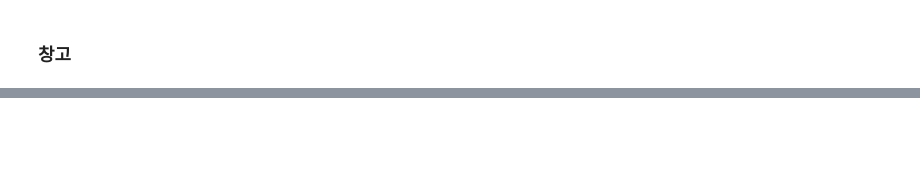
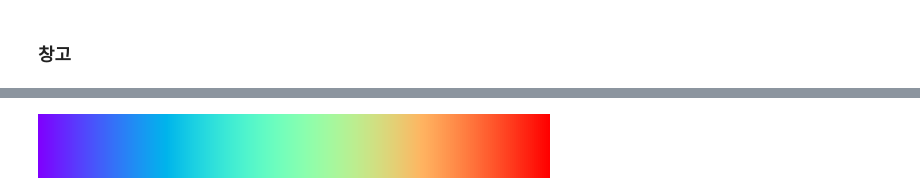
Before and after one commit to yangoos57/seoulBikeProject, a Jupyter notebook: backend/ExtractBikeTourplots.ipynb, the cells around one changed output, grey strips where cells are left out. Cells and saved outputs as stored; diff of their text form; code cells hidden in the pictures; blank space fills up the shorter version.

```diff
--- a/backend/ExtractBikeTourplots.ipynb
+++ b/backend/ExtractBikeTourplots.ipynb
@@ -648,0 +767,4 @@ newJ.to_csv('./assets/saveForBikeRate.csv',encoding='cp949')
+# %%
+cmap = plt.cm.viridis
+color=cmap(7/10)
+cmap
@@ -840,0 +927,14 @@ haversineOneStation(207,station)
+# %%
+from matplotlib.colors import LinearSegmentedColormap
+
+def chop_cmap_frac(cmap: LinearSegmentedColormap, frac: float) -> LinearSegmentedColormap:
+    """Chops off the beginning `frac` fraction of a colormap."""
+    cmap_as_array = cmap(np.arange(256))
+    cmap_as_array = cmap_as_array[int(frac * len(cmap_as_array)):]
+    return LinearSegmentedColormap.from_list(cmap.name + f"_frac{frac}", cmap_as_array)
+
+cmap = plt.cm.rainbow
+# cmap = chop_cmap_frac(cmap, 0.1)
+cmap
+# %% [output]
+[figure, added]
```
Also changed, not shown: parts of 43 cells of this notebook, 4 other files.
